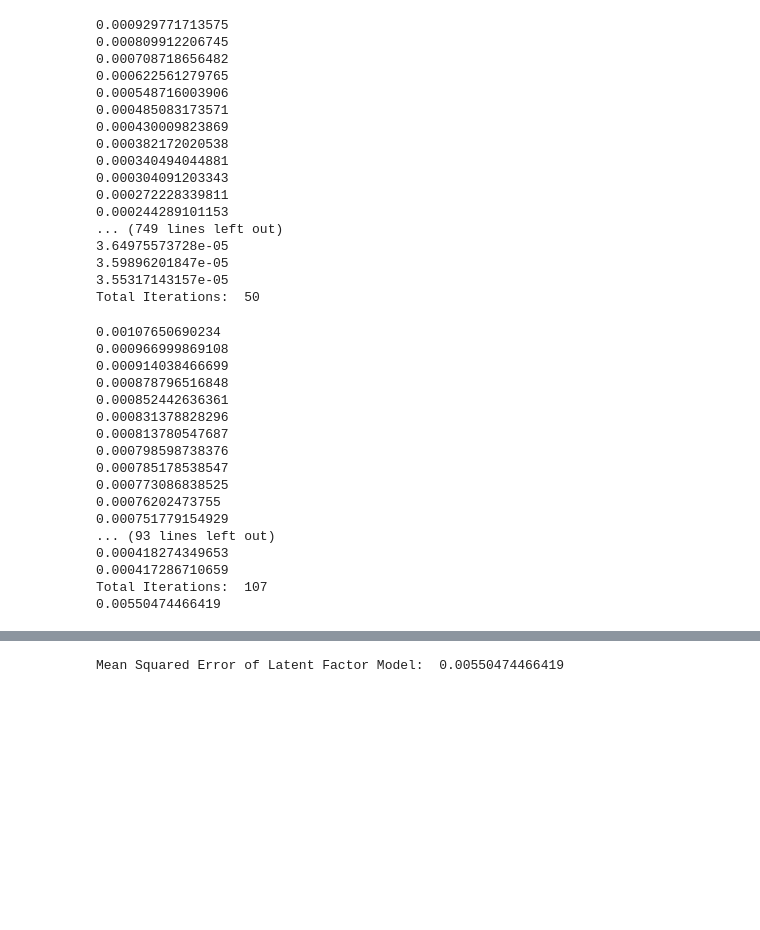
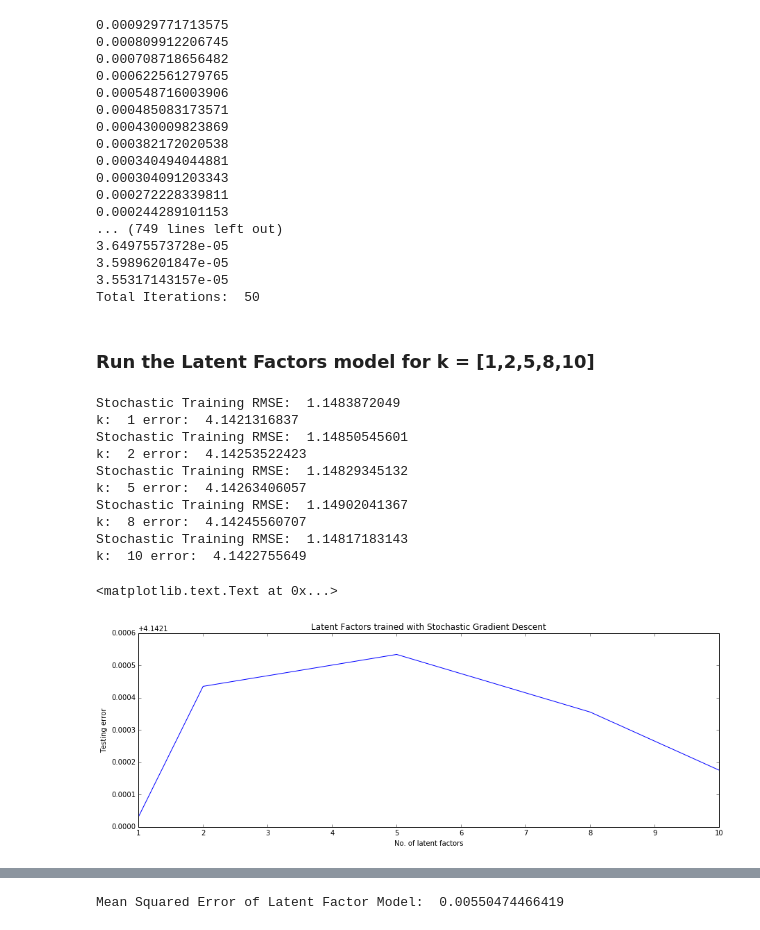
Before and after one commit to gaurangsadekar/aml_yelp_recos, a Jupyter notebook: latent factors.ipynb, the cells around one changed output, grey strips where cells are left out. Cells and saved outputs as stored; diff of their text form; code cells hidden in the pictures; blank space fills up the shorter version.

Commit message:
added plot for stochastic gradient descent

```diff
--- a/latent factors.ipynb
+++ b/latent factors.ipynb
@@ -69,5 +80,5 @@ validation_sample = pickle.load(open('pickles/validation_samples.p', 'rb'))
 # %%
-def train_latent_factors(R, training_indices, k=2, eta=1e-2, lamb=1e-2, threshold=1e-6, iterations=2500):
+def train_latent_factors(R, training_indices, k=2, eta=1e-2, lamb=1e-2, threshold=1e-4, iterations=1000, stochastic=False):
     m, n = R.shape
     U = np.random.uniform(-1, 1, (m, k))
     B = np.random.uniform(-1, 1, (n, k))
@@ -80,17 +91,23 @@ def train_latent_factors(R, training_indices, k=2, eta=1e-2, lamb=1e-2, threshol
         cost = 0
         for idx in training_indices:
             epsilon = R[idx[0], idx[1]] - np.dot(U[idx[0]], B[idx[1]].T)
-            U[idx[0], :] = U[idx[0], :] + eta * (epsilon * B[idx[1]] - lamb * U[idx[0], :])
+            temp_U = U[idx[0], :] + eta * (epsilon * B[idx[1]] - lamb * U[idx[0], :])
             B[idx[1], :] = B[idx[1], :] + eta * (epsilon * U[idx[0]] - lamb * B[idx[1], :])
+            U[idx[0], :] = temp_U
             cost += (R[idx[0], idx[1]] - np.dot(U[idx[0]], B[idx[1]].T )) ** 2 + \
                                     lamb * (np.linalg.norm(U[idx[0]])**2 + np.linalg.norm(B[idx[1]])**2)
 
-        cost = math.sqrt(cost) / T
+        cost = math.sqrt(cost / T)
+        if stochastic == True:
+            print "Stochastic Training RMSE: ", cost
+            break
+
+        #
         curr = cost
-        print curr
+        print "RMSE:", curr
         i += 1
 
-    print "Total Iterations: ", i
+    # print "Total Iterations: ", i
     return U, B
 # %% [markdown]
 #### Run for user, business and review loading directly
@@ -163,7 +176,7 @@ def errors(test_set, U, B, ratings=ratings):
         u_idx = idx[0]
         b_idx = idx[1]
         error += (ratings[u_idx, b_idx] - predict(u_idx, b_idx, U, B)) ** 2
-    return math.sqrt(error)/len(test_set)
+    return math.sqrt(error/len(test_set))
 # %%
 def validate(training_sample, validation_sample, ratings=ratings, start=0.005, end=0.02, steps=0.001):
     best_error = sys.maxint
@@ -197,26 +210,43 @@ best_lambda = validate(training_sample, validation_sample)
 Total Iterations:  50
 # %%
 best_lambda = 0.016
+# %% [markdown]
+### Run the Latent Factors model for k = [1,2,5,8,10]
 # %%
 # train the model with final set of parameters
-U, B = train_latent_factors(ratings, training, k=10, lamb=best_lambda)
-test_errors_latent_factors = errors(testing, U, B)
-print test_errors_latent_factors
+test_errors_latent_factors = []
+min_err = sys.maxint
+best_U = None
+best_B = None
+best_k = None
+best_error = None
+ks = [1,2,5,8,10]
+for k in ks:
+    U, B = train_latent_factors(ratings, training, lamb=best_lambda, stochastic=True)
+    error = errors(testing, U, B)
+    if error < min_err:
+        best_k = k
+        best_U = U
+        best_B = B
+        best_error = error
+    test_errors_latent_factors.append(error)
+    print "k:", k, "error:", error
 # %% [output]
-0.00107650690234
-0.000966999869108
-0.000914038466699
-0.000878796516848
-0.000852442636361
-0.000831378828296
-0.000813780547687
-0.000798598738376
-0.000785178538547
-0.000773086838525
-0.00076202473755
-0.000751779154929
-... (93 lines left out)
-0.000418274349653
-0.000417286710659
-Total Iterations:  107
-0.00550474466419
+Stochastic Training RMSE:  1.1483872049
+k:  1 error:  4.1421316837
+Stochastic Training RMSE:  1.14850545601
+k:  2 error:  4.14253522423
+Stochastic Training RMSE:  1.14829345132
+k:  5 error:  4.14263406057
+Stochastic Training RMSE:  1.14902041367
+k:  8 error:  4.14245560707
+Stochastic Training RMSE:  1.14817183143
+k:  10 error:  4.1422755649
+# %%
+plt.plot(np.asarray(ks), np.asarray(test_errors_latent_factors))
+plt.xlabel("No. of latent factors")
+plt.ylabel("Testing error")
+plt.title("Latent Factors trained with Stochastic Gradient Descent")
+# %% [output]
+<matplotlib.text.Text at 0x...>
+[figure, added]
```
Also changed, not shown: parts of 9 cells of this notebook.
